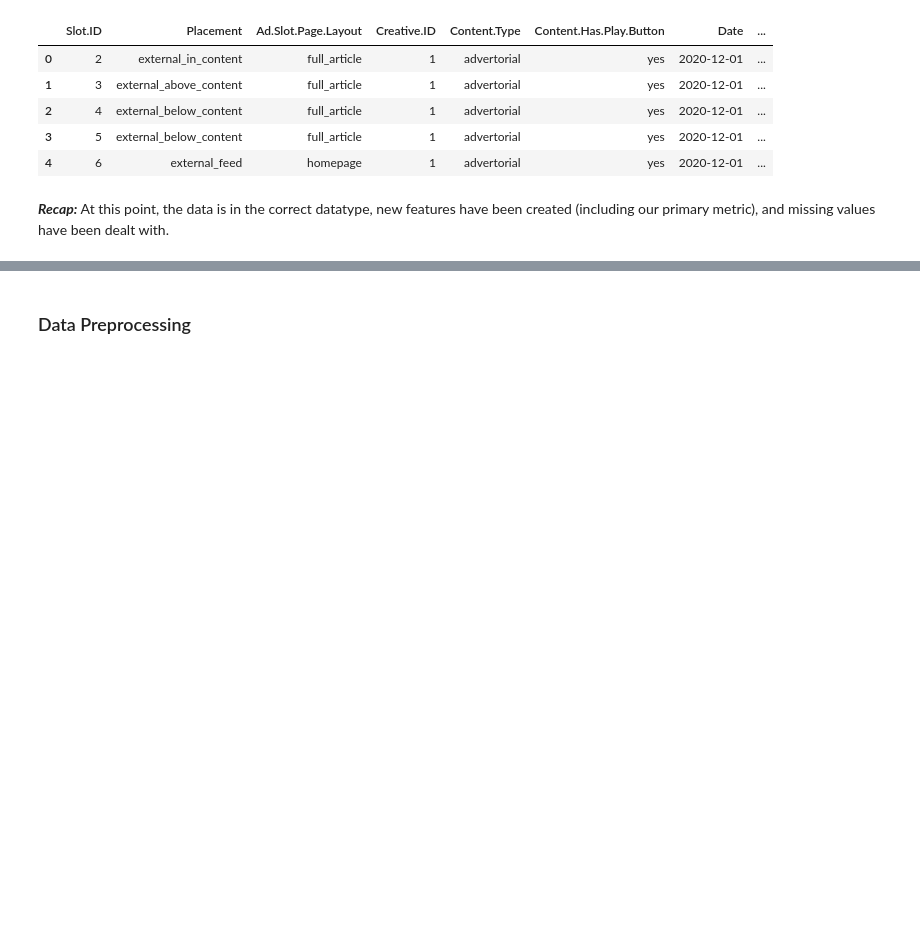
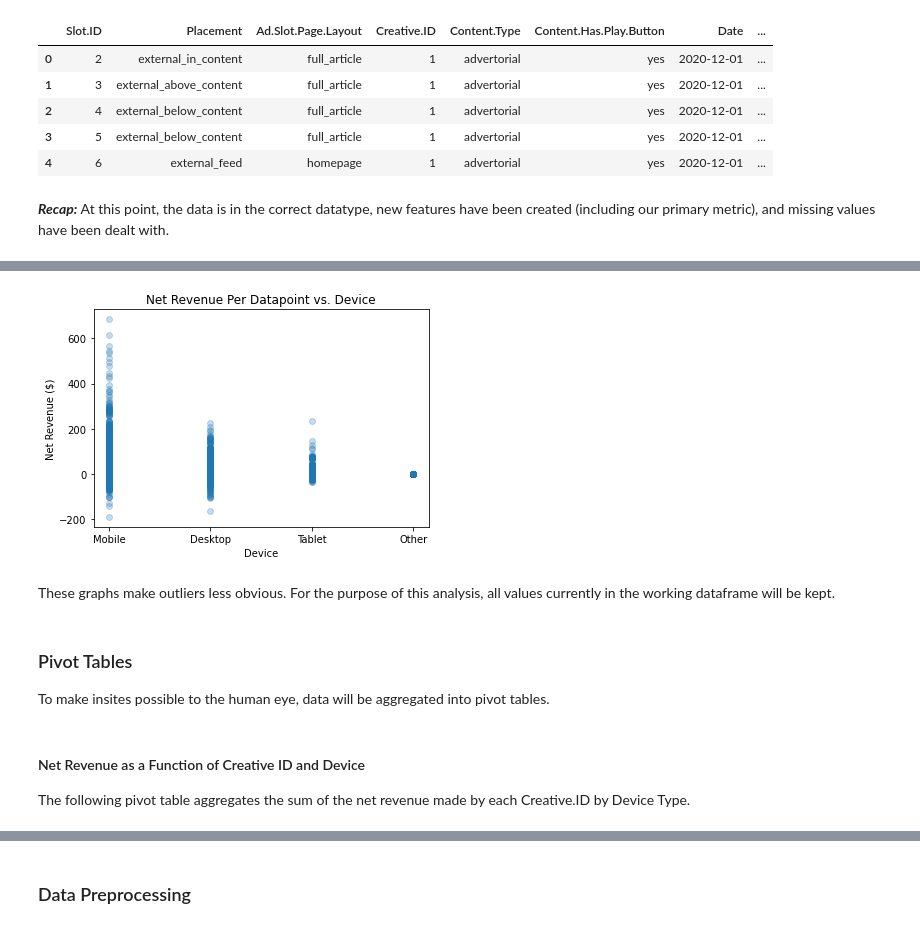
Before and after one commit to carlosjgarza89/ld_tech, a Jupyter notebook: master_notebook.ipynb, the cells around one changed output, grey strips where cells are left out. Drawn from its saved outputs; the diff is of its cells as text; code cells hidden in the pictures; blank space fills up the shorter version.

```diff
--- a/master_notebook.ipynb
+++ b/master_notebook.ipynb
@@ -137,0 +185,17 @@ df.head()
+# %%
+#Revenue vs Device
+plt.scatter(df['Device'], df['net_revenue'], alpha=0.25)
+plt.title('Net Revenue Per Datapoint vs. Device')
+plt.xlabel('Device')
+plt.ylabel('Net Revenue ($)')
+plt.show()
+# %% [output]
+[figure, added]
+# %% [markdown]
+These graphs make outliers less obvious. For the purpose of this analysis, all values currently in the working dataframe will be kept.
+# %% [markdown]
+### Pivot Tables
+To make insites possible to the human eye, data will be aggregated into pivot tables.
+# %% [markdown]
+#### Net Revenue as a Function of Creative ID and Device
+The following pivot table aggregates the sum of the net revenue made by each Creative.ID by Device Type.
```
Also changed, not shown: parts of 35 cells of this notebook, 2 other files.
